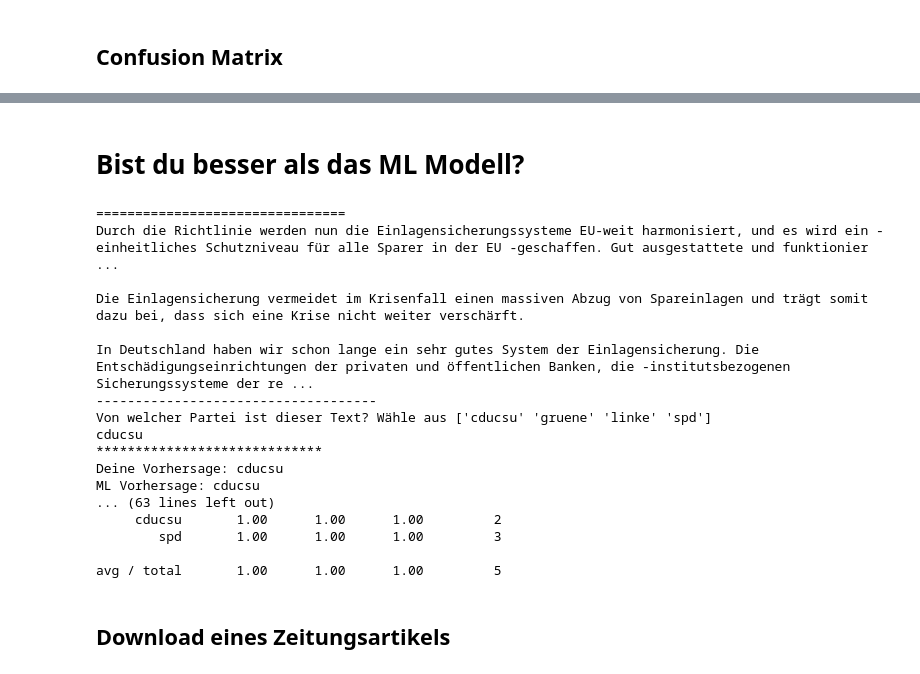
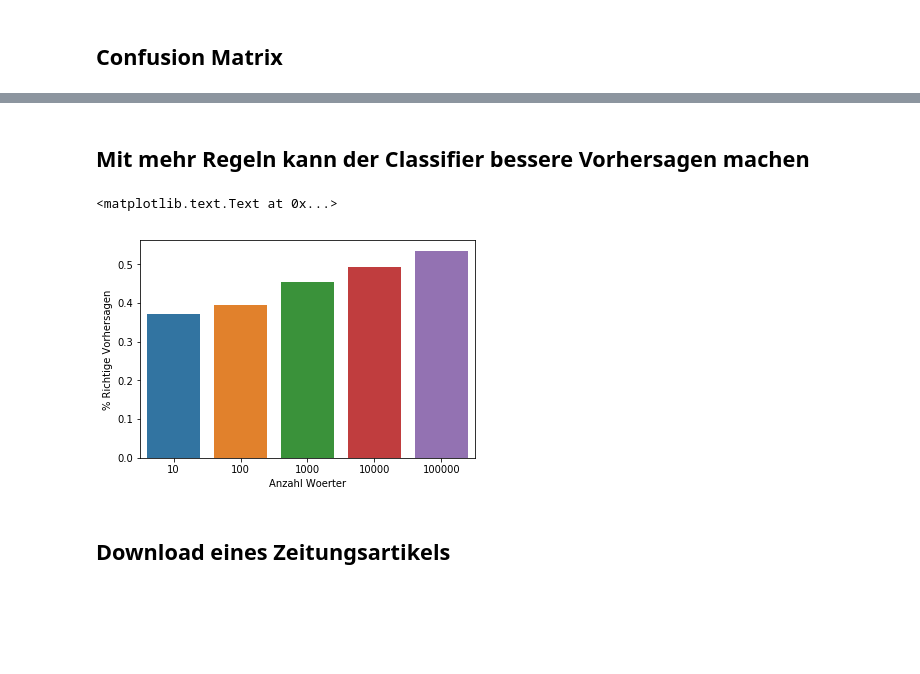
Before and after one commit to felixbiessmann/ml-schule, a Jupyter notebook: ml-schule.ipynb, the cells around one changed output, grey strips where cells are left out. Drawn from its saved outputs; the diff is of its cells as text; code cells hidden in the pictures; blank space fills up the shorter version.

```diff
--- a/ml-schule.ipynb
+++ b/ml-schule.ipynb
@@ -150,47 +120,25 @@ print(confusion_matrix(test_labels, test_predictions))
-# %% [markdown]
-# Bist du besser als das ML Modell?
-# %%
-# Wir ziehen 5 zufaellige Beispiele
-samples = df[df.text.apply(len) < 2000].sample(5)
-vorhersage_mensch = []
-vorhersage_maschine = clf.predict(samples.text)
-tatsaechliche_partei = samples.partei.tolist()
-
-for idx, text in enumerate(samples.text):
-    print("================================")
-    print(text)
-    print('------------------------------------')
-    print("Von welcher Partei ist dieser Text? Wähle aus {}".format(clf.classes_))
-    vorhersage_mensch.append(input())
-    print("*****************************")
-    print("Deine Vorhersage: {}".format(vorhersage_mensch[-1]))
-    print("ML Vorhersage: {}".format(vorhersage_maschine[idx]))
-    print("Tatsächliche Partei: {}".format(tatsaechliche_partei[idx]))
-    print("================================")
-
-print("Deine Vorhersage Metriken:")
-print(classification_report(vorhersage_mensch, tatsaechliche_partei))
-
-print("Die Vorhersage Metriken des ML Modells:")
-print(classification_report(vorhersage_maschine, tatsaechliche_partei))
-# %% [output]
-================================
-Durch die Richtlinie werden nun die Einlagensicherungssysteme EU-weit harmonisiert, und es wird ein -einheitliches Schutzniveau für alle Sparer in der EU -geschaffen. Gut ausgestattete und funktionier ...
-
-Die Einlagensicherung vermeidet im Krisenfall einen massiven Abzug von Spareinlagen und trägt somit dazu bei, dass sich eine Krise nicht weiter verschärft.
-
-In Deutschland haben wir schon lange ein sehr gutes System der Einlagensicherung. Die Entschädigungseinrichtungen der privaten und öffentlichen Banken, die -institutsbezogenen Sicherungssysteme der re ...
-------------------------------------
-Von welcher Partei ist dieser Text? Wähle aus ['cducsu' 'gruene' 'linke' 'spd']
-cducsu
-*****************************
-Deine Vorhersage: cducsu
-ML Vorhersage: cducsu
-... (63 lines left out)
-     cducsu       1.00      1.00      1.00         2
-        spd       1.00      1.00      1.00         3
-
-avg / total       1.00      1.00      1.00         5
+# %% [markdown]
+## Mit mehr Regeln kann der Classifier bessere Vorhersagen machen
+# %%
+# wir trainieren ein Modell mit 10, 100, ... 1.000.000 Woertern
+anzahl_woerter = [10, 100, 1000, 10000, 100000]
+# hier speichern wir, wie gut das Modell war
+vorhersagequalitaet = []
+
+for aw in anzahl_woerter:
+    clf_ = train(train_data, train_labels, aw)
+    test_predictions = clf_.predict(test_data)
+    vorhersagequalitaet.append(accuracy_score(test_labels, test_predictions))
+# %%
+import seaborn as sns
+from matplotlib import pylab
+%matplotlib inline
+sns.barplot(anzahl_woerter,vorhersagequalitaet)
+pylab.xlabel("Anzahl Woerter")
+pylab.ylabel("% Richtige Vorhersagen")
+# %% [output]
+<matplotlib.text.Text at 0x...>
+[figure, added]
 # %% [markdown]
 ## Download eines Zeitungsartikels
 # %%
```
Also changed, not shown: parts of 14 cells of this notebook, 2 other files.
